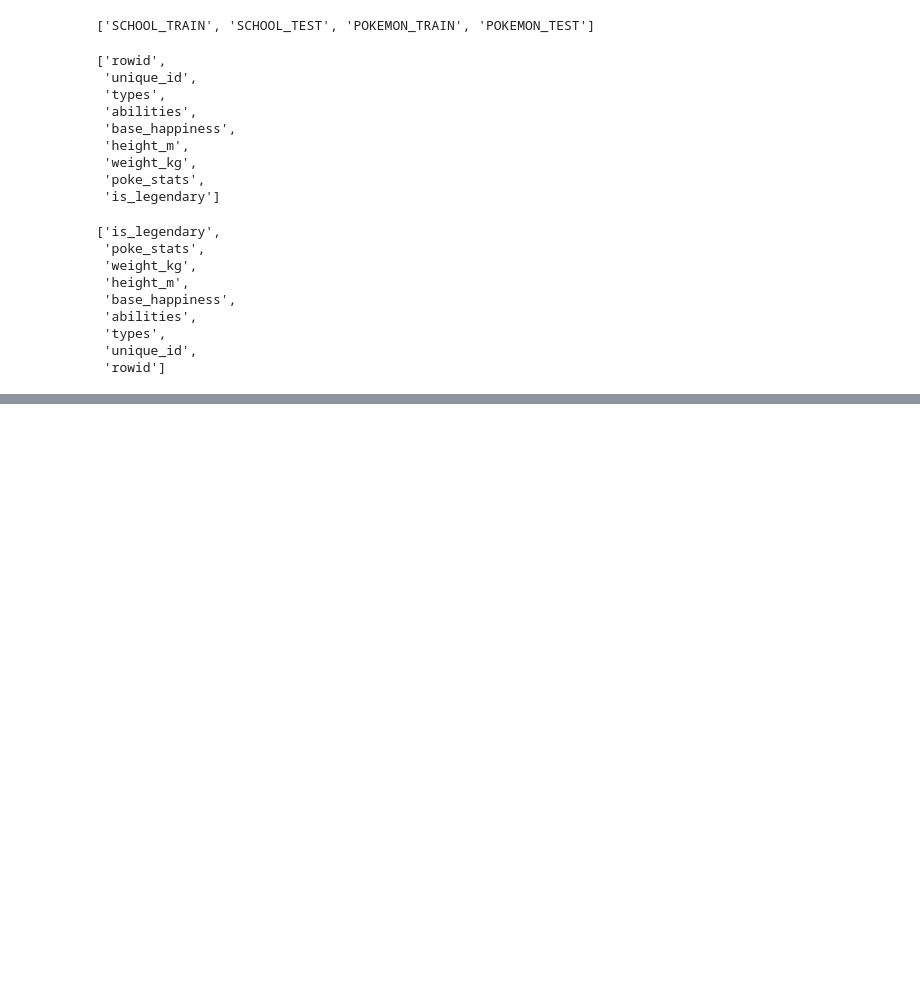
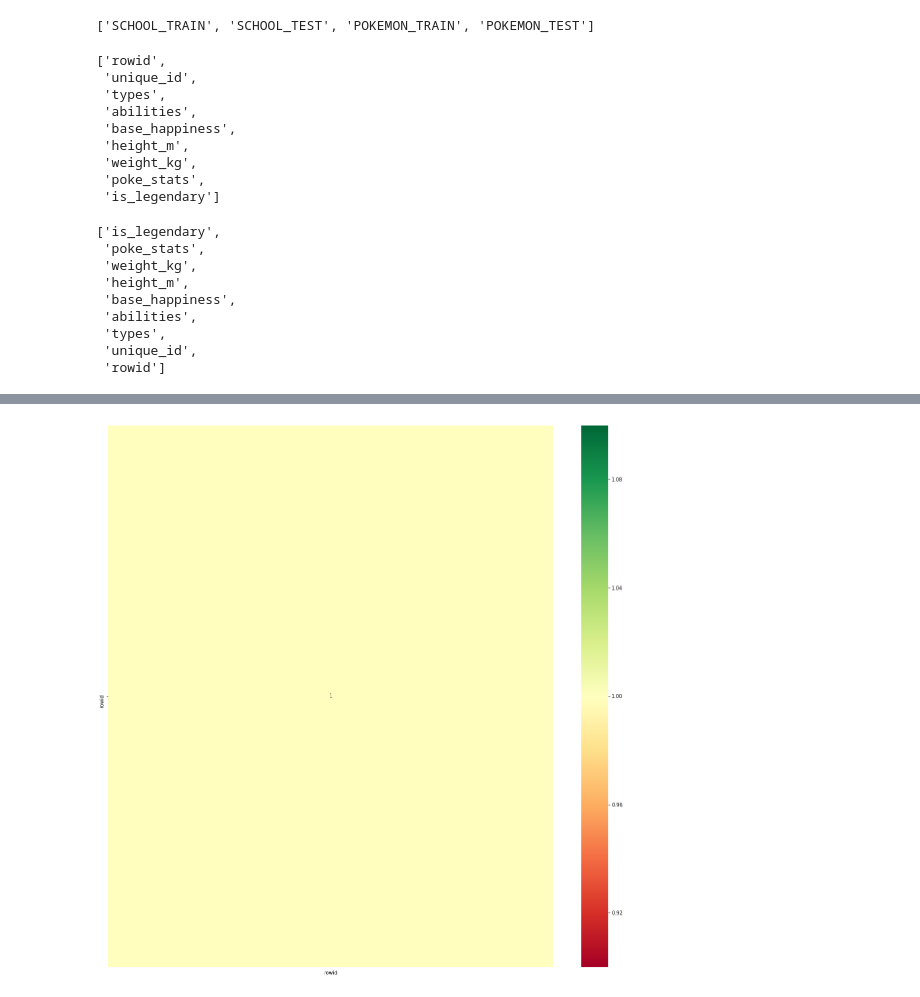
Before and after one commit to csun-data-science-bootcamp-19/TeamNomad, a Jupyter notebook: db_import.ipynb, the cells around one changed output, grey strips where cells are left out. Saved outputs shown, nothing was run; the diff lists cells and outputs as text; code cells hidden in the pictures; blank space fills up the shorter version.

```diff
--- a/db_import.ipynb
+++ b/db_import.ipynb
@@ -3,6 +9,23 @@ import pandas as pd
 import sqlite3
 conn = sqlite3.connect('final.db')
 cur = conn.cursor()
+# %%
+def scat(x,y,title, xlabel, ylabel):
+    plt.scatter(x, y, alpha=0.5)
+    plt.title(title)
+    plt.xlabel(xlabel)
+    plt.ylabel(ylabel)
+    plt.show()
+
+def heat(data):
+    corrmat = data.corr()
+    top_corr_features = corrmat.index
+
+    #print(corrmat)
+    plt.figure(figsize=(20,20))
+
+    #plot heat map
+    g=sns.heatmap(data[top_corr_features].corr(),annot=True,cmap="RdYlGn")
 # %%
 def fetch_table_names(cur: sqlite3.Cursor) -> [str]:
     '''
@@ -115,2 +213,4 @@ test_df
 # %%
 #test_df.to_csv("/Users/josedelarosa/Desktop/TeamNomad/pokeman_test.csv")
+# %%
+test_df = test_df.drop(columns="rowid", inplace=T)
@@ -116,0 +220,4 @@ test_df
+# %%
+heat(test_df)
+# %% [output]
+[figure, added]
```
Also changed, not shown: parts of 8 cells of this notebook, 1 other file.
